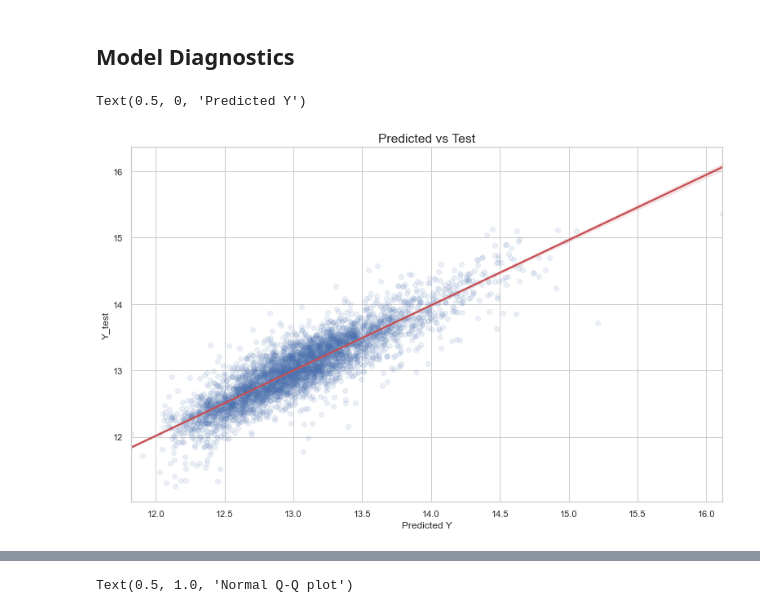
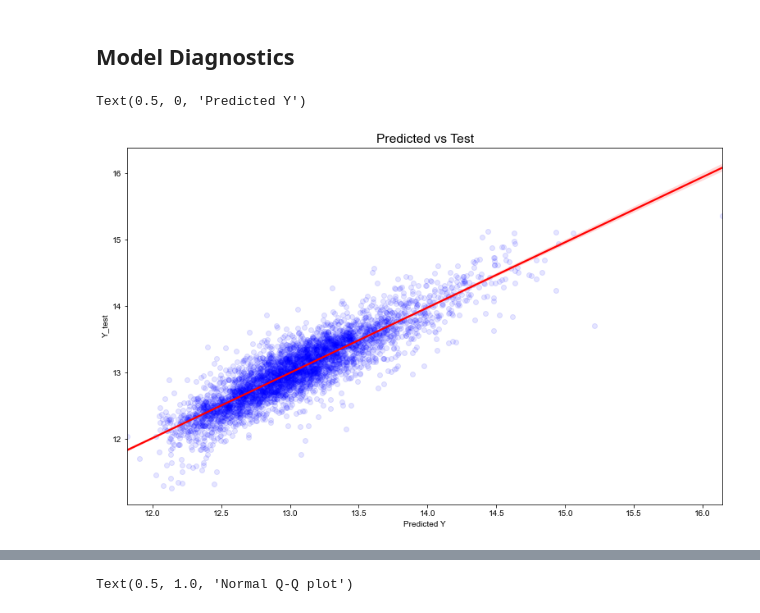
Before and after one commit to pjsun2012/House-Price-Prediction, a Jupyter notebook: Project_2.ipynb, the cells around one changed output, grey strips where cells are left out. Saved outputs shown, nothing was run; the diff lists cells and outputs as text; code cells hidden in the pictures.

```diff
--- a/Project_2.ipynb
+++ b/Project_2.ipynb
@@ -930,29 +781,19 @@ y = np.log(data_5['price'])
 X_train, X_test, y_train, y_test = train_test_split(X, y, test_size = 0.2, random_state = 27)
 # %%
 #Fitting a polynomial on the training set
-from sklearn.pipeline import make_pipeline
-from sklearn.preprocessing import StandardScaler
-from sklearn.preprocessing import PolynomialFeatures
-from math import sqrt
-
-
 degree=[1,2,3]
-
 r2_score_polydegrees=[]
-
 rmse_polyfeatures=[]
 test_root_mean_sqaure_error = []
 mean_absolute_sqare_error = []
-
 for degrees in degree:
-    Poly = make_pipeline(PolynomialFeatures(degree=degrees,interaction_only=True,include_bias = True), StandardScaler(), LinearRegression())
+    Poly = make_pipeline(PolynomialFeatures(degree=degrees,interaction_only=True,include_bias = False), StandardScaler(), LinearRegression(fit_intercept=True))
     Poly.fit(X_train, y_train)
     ####################################
     mse = mean_squared_error(y_train, Poly.predict(X_train))
     r2_score_polydegrees.append(Poly.score(X_train,y_train))
     rmse_polyfeatures.append(np.sqrt(mean_squared_error(y_train, Poly.predict(X_train))))
     test_root_mean_sqaure_error.append(np.sqrt(mean_squared_error(y_test, Poly.predict(X_test))))
-
 print(r2_score_polydegrees)
 print(rmse_polyfeatures)
 print(test_root_mean_sqaure_error)
@@ -963,6 +804,6 @@ print(test_root_mean_sqaure_error)
 # %%
-#Polynomialregression degree 2 gives me the best model. Fiiting best model on test set.
-model_final = make_pipeline(PolynomialFeatures(degree = 2,interaction_only=True,include_bias = True), StandardScaler(),LinearRegression())
+#Polynomialregression degree 2 gives me the best model. Fiting best model on test set.
+model_final = make_pipeline(PolynomialFeatures(degree = 2,interaction_only=True,include_bias = False), StandardScaler(),LinearRegression(fit_intercept=True))
 model_final.fit(X_train, y_train)
 # %% [output]
 Pipeline(steps=[('polynomialfeatures',
@@ -1009,12 +866,12 @@ test_residuals = y_hat_test - y_test
 # %%
 #Regression plot for residuals
 plt.figure(figsize=(13,8))
-sns.set(style="whitegrid")
+#sns.set(style="whitegrid")
 sns.regplot(y_hat_test,y_test,scatter_kws={'color':'b','alpha':0.1},color='r')
 sns.set(font_scale=1.3)
 plt.title('Predicted vs Test')
 plt.ylabel('Y_test')
 plt.xlabel('Predicted Y')
 # %% [output]
 Text(0.5, 0, 'Predicted Y')
-[figure, old version]
+[figure, new version]
```
Also changed, not shown: parts of 50 cells of this notebook.
